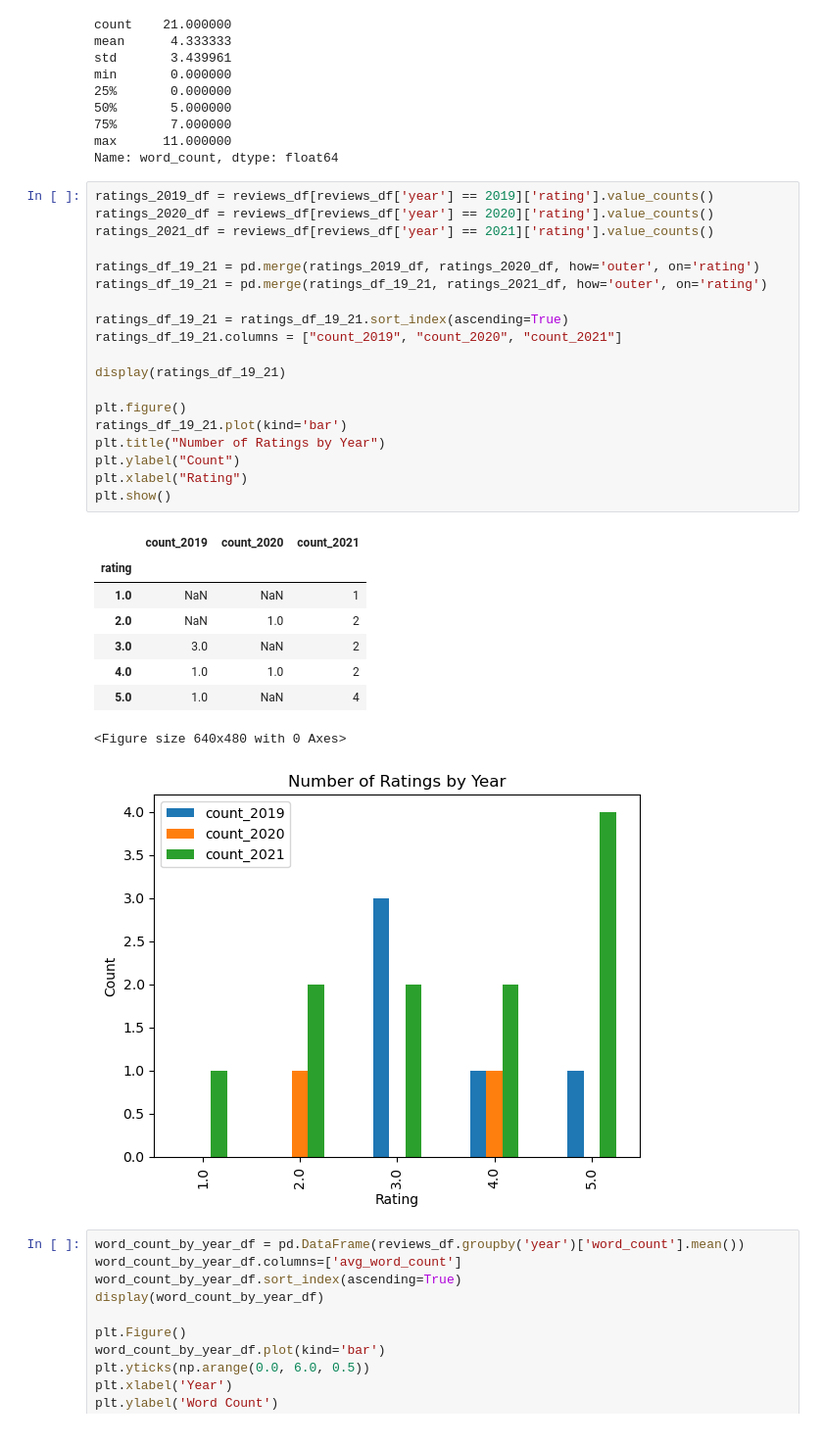
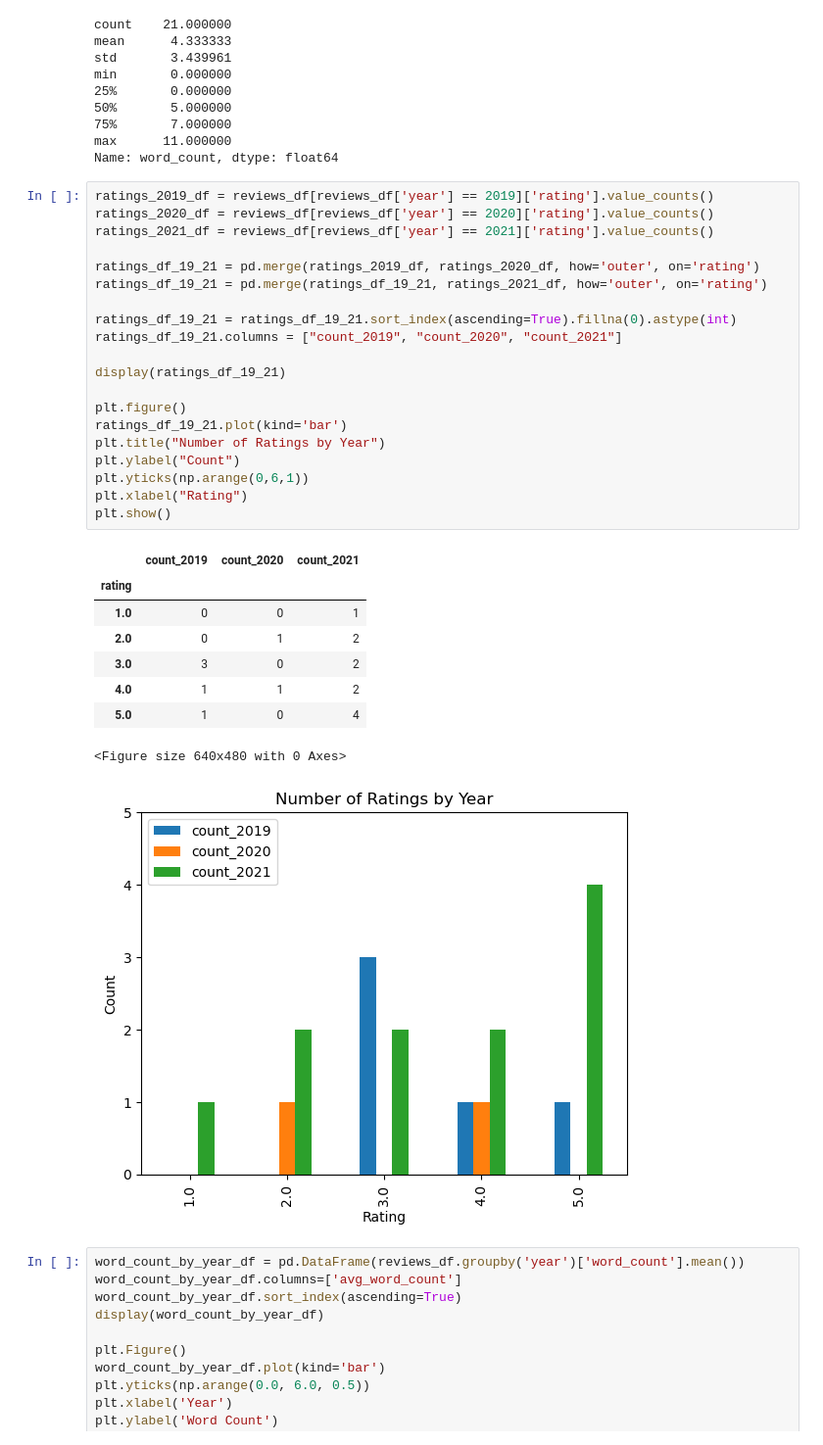
Before and after one commit to evanpaddock/MIS501_PA3, a Jupyter notebook: PA3.ipynb, the cells around one changed output. Shown at 98% size. Drawn from its saved outputs; the diff is of its cells as text.

```diff
--- a/PA3.ipynb
+++ b/PA3.ipynb
@@ -138,32 +138,33 @@ Name: word_count, dtype: float64
 # %%
 ratings_2019_df = reviews_df[reviews_df['year'] == 2019]['rating'].value_counts()
 ratings_2020_df = reviews_df[reviews_df['year'] == 2020]['rating'].value_counts()
 ratings_2021_df = reviews_df[reviews_df['year'] == 2021]['rating'].value_counts()
 
 ratings_df_19_21 = pd.merge(ratings_2019_df, ratings_2020_df, how='outer', on='rating')
 ratings_df_19_21 = pd.merge(ratings_df_19_21, ratings_2021_df, how='outer', on='rating')
 
-ratings_df_19_21 = ratings_df_19_21.sort_index(ascending=True)
+ratings_df_19_21 = ratings_df_19_21.sort_index(ascending=True).fillna(0).astype(int)
 ratings_df_19_21.columns = ["count_2019", "count_2020", "count_2021"]
 
 display(ratings_df_19_21)
 
 plt.figure()
 ratings_df_19_21.plot(kind='bar')
 plt.title("Number of Ratings by Year")
 plt.ylabel("Count")
+plt.yticks(np.arange(0,6,1))
 plt.xlabel("Rating")
 plt.show()
 # %% [output]
 |  | count_2019 | count_2020 | count_2021 |
 | rating |  |  |  |
-| 1.0 | NaN | NaN | 1 |
-| 2.0 | NaN | 1.0 | 2 |
-| 3.0 | 3.0 | NaN | 2 |
-| 4.0 | 1.0 | 1.0 | 2 |
-| 5.0 | 1.0 | NaN | 4 |
+| 1.0 | 0 | 0 | 1 |
+| 2.0 | 0 | 1 | 2 |
+| 3.0 | 3 | 0 | 2 |
+| 4.0 | 1 | 1 | 2 |
+| 5.0 | 1 | 0 | 4 |
 <Figure size 640x480 with 0 Axes>
-[figure, old version]
+[figure, new version]
 # %%
 word_count_by_year_df = pd.DataFrame(reviews_df.groupby('year')['word_count'].mean())
 word_count_by_year_df.columns=['avg_word_count']
```
Also changed, not shown: parts of 3 cells of this notebook.
